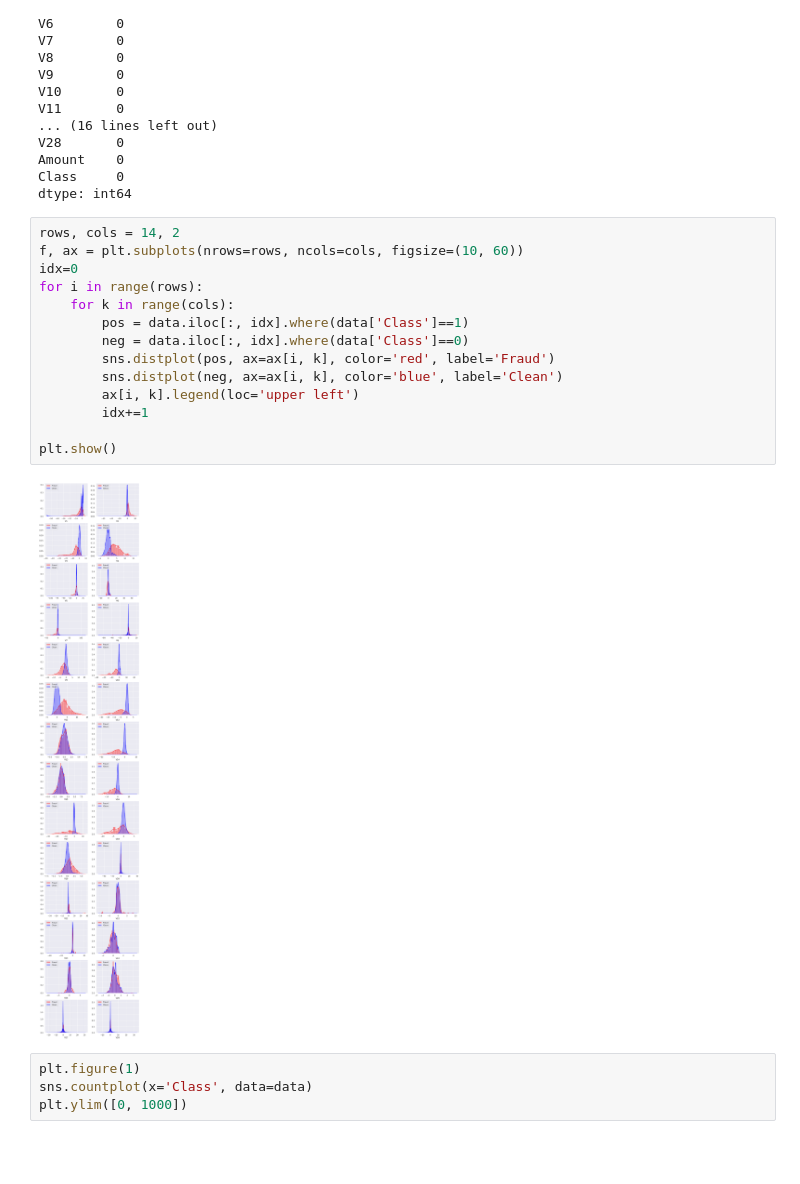
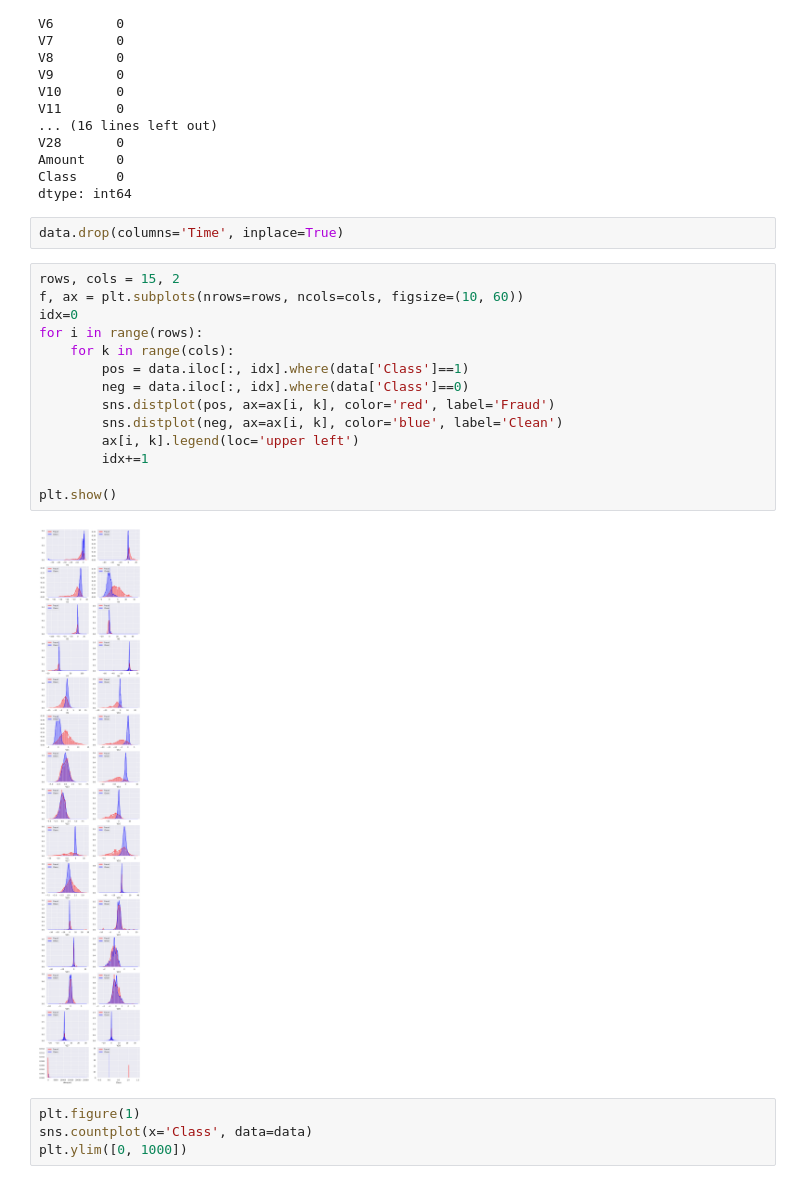
Before and after one commit to VladimirIsakov91/CreditCardFraud, a Jupyter notebook: CreditCardFraud.ipynb, the cells around one changed output. Drawn from its saved outputs; the diff is of its cells as text; blank space fills up the shorter version.

Commit message:
add tuning and visualization

```diff
--- a/CreditCardFraud.ipynb
+++ b/CreditCardFraud.ipynb
@@ -118,22 +119,24 @@ V28       0
 Amount    0
 Class     0
 dtype: int64
+# %%
+data.drop(columns='Time', inplace=True)
 # %%
-rows, cols = 14, 2
+rows, cols = 15, 2
 f, ax = plt.subplots(nrows=rows, ncols=cols, figsize=(10, 60))
 idx=0
 for i in range(rows):
     for k in range(cols):
         pos = data.iloc[:, idx].where(data['Class']==1)
         neg = data.iloc[:, idx].where(data['Class']==0)
         sns.distplot(pos, ax=ax[i, k], color='red', label='Fraud')
         sns.distplot(neg, ax=ax[i, k], color='blue', label='Clean')
         ax[i, k].legend(loc='upper left')
         idx+=1
 
 plt.show()
 # %% [output]
-[figure, old version]
+[figure, new version]
 # %%
 plt.figure(1)
 sns.countplot(x='Class', data=data)
```
Also changed, not shown: parts of 12 cells of this notebook.
